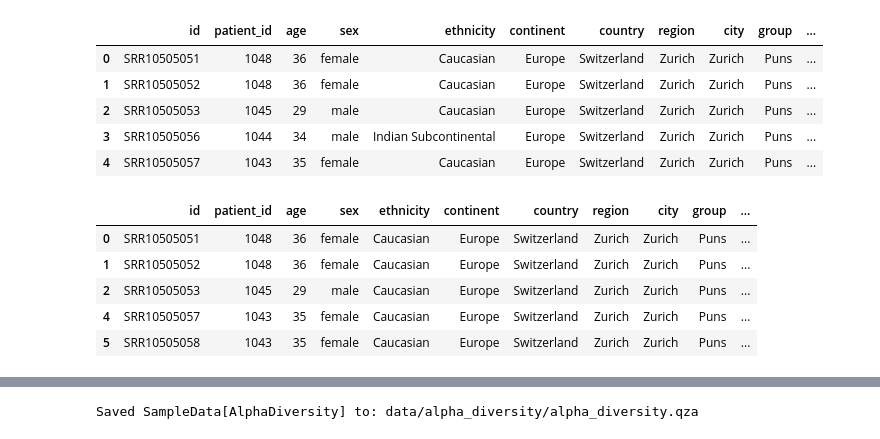
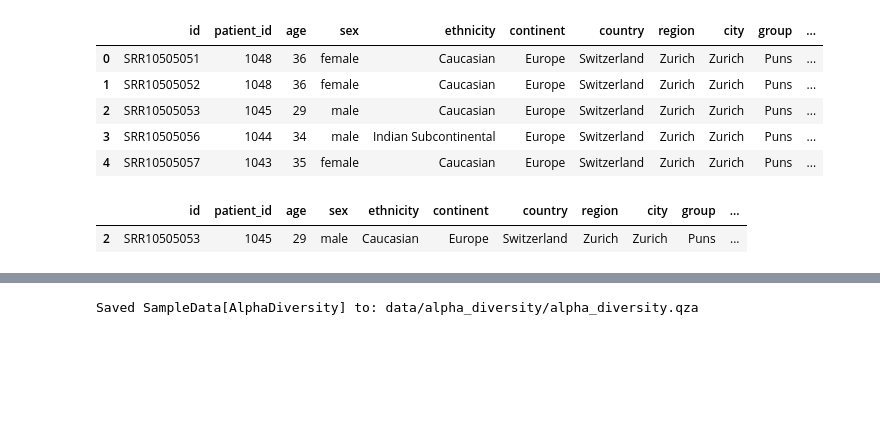
Before and after one commit to marie3003/pundemic, a Jupyter notebook: w5.2_alpha_diversity.ipynb, the cells around one changed output, grey strips where cells are left out. Cells and saved outputs as stored; diff of their text form; code cells hidden in the pictures; blank space fills up the shorter version.

```diff
--- a/w5.2_alpha_diversity.ipynb
+++ b/w5.2_alpha_diversity.ipynb
@@ -76,5 +78,5 @@ Exported data/alpha_diversity/core_metrics_results/shannon_vector.qza as AlphaDi
 # %%
-shannon = pd.read_csv(f"{data_dir_div}/core_metrics_results/shannon_vector/alpha-diversity.tsv", sep='\t')
+shannon = pd.read_csv(f"{data_dir_div}/shannon_vector/alpha-diversity.tsv", sep='\t')
 # %%
 shannon.rename(columns = {shannon.columns[0]: "id"}, inplace = True)
 # %%
@@ -89,13 +91,7 @@ metadata.head()
 | 4 | SRR10505057 | 1043 | 35 | female | Caucasian | Europe | Switzerland | Zurich | Zurich | Puns | ... |
 # %%
 metadata['subgroup_response'] = metadata['disease_subgroup'] + "_" + metadata['blinded_clinical_response']
-metadata_filtered = metadata[metadata.subgroup_response.notna()]
-metadata_filtered.to_csv(f'{data_dir}/pundemic_metadata_subgroup_response.tsv', sep='\t', index=False)
-metadata_filtered.head()
+metadata[metadata.patient_id == "1045"]
 # %% [output]
 |  | id | patient_id | age | sex | ethnicity | continent | country | region | city | group | ... |
-| 0 | SRR10505051 | 1048 | 36 | female | Caucasian | Europe | Switzerland | Zurich | Zurich | Puns | ... |
-| 1 | SRR10505052 | 1048 | 36 | female | Caucasian | Europe | Switzerland | Zurich | Zurich | Puns | ... |
 | 2 | SRR10505053 | 1045 | 29 | male | Caucasian | Europe | Switzerland | Zurich | Zurich | Puns | ... |
-| 4 | SRR10505057 | 1043 | 35 | female | Caucasian | Europe | Switzerland | Zurich | Zurich | Puns | ... |
-| 5 | SRR10505058 | 1043 | 35 | female | Caucasian | Europe | Switzerland | Zurich | Zurich | Puns | ... |
```
Also changed, not shown: parts of 7 cells of this notebook, 4 other files.
